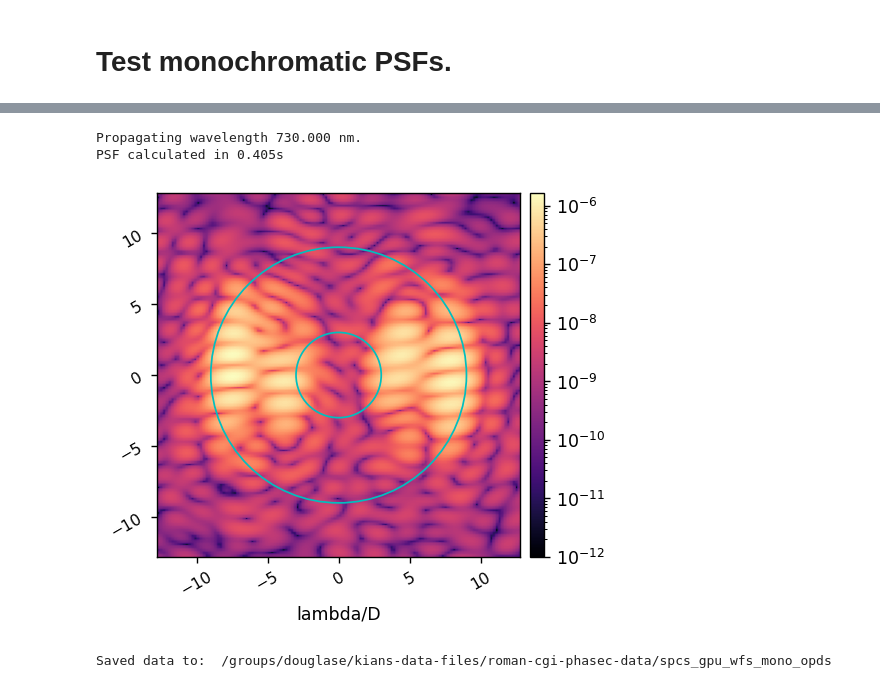
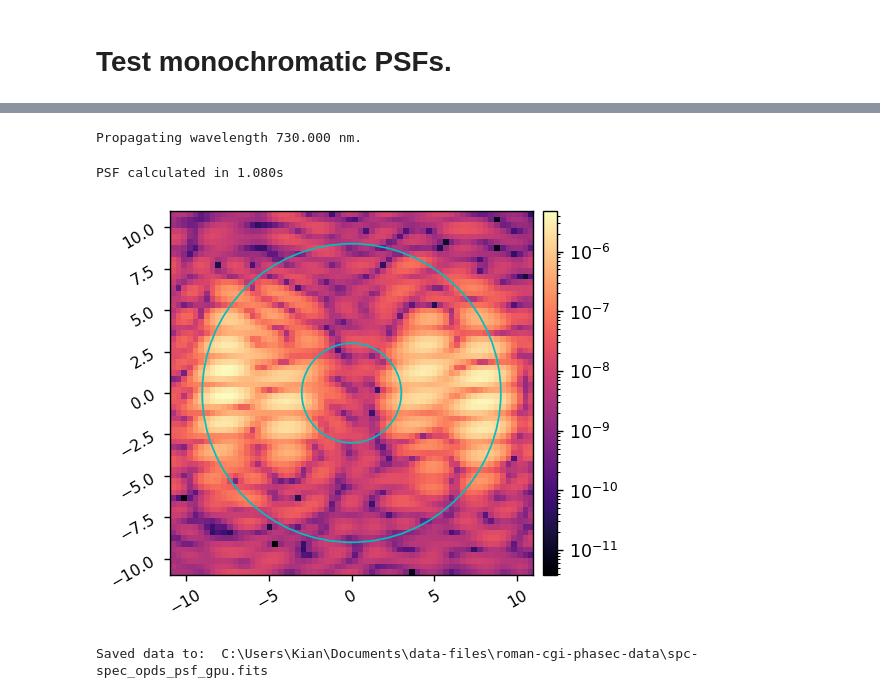
Before and after one commit to kian1377/cgi_phasec_poppy, a Jupyter notebook: example-notebooks/poppy_spc_spec_tests.ipynb, the cells around one changed output, grey strips where cells are left out. Cells and saved outputs as stored; diff of their text form; code cells hidden in the pictures.

```diff
--- a/example-notebooks/poppy_spc_spec_tests.ipynb
+++ b/example-notebooks/poppy_spc_spec_tests.ipynb
@@ -78,20 +67,24 @@ wf = spcs.calc_psf(quiet=True)
 # %%
-# With OPDs
-wf = spcs_opds.calc_psf(quiet=False)
+mode = cgi.CGI(cgi_mode='spc-spec',
+               use_pupil_defocus=True, use_opds=True)
 
-psf_mono = wf.intensity
+# mode.set_dm1(dm1_flat)
+# mode.set_dm2(dm2_flat)
+
+wf = mode.calc_psf(quiet=False)
+psf = np.abs(wf)**2
 
 patches = [Circle((0, 0), iwa, color='c', fill=False), Circle((0, 0), owa, color='c', fill=False)]
-misc.myimshow(psf_mono, lognorm=True, pxscl=spcs.psf_pixelscale_lamD, patches=patches, vmin=1e-12)
+misc.imshow1(psf, lognorm=True, pxscl=mode.psf_pixelscale_lamD, patches=patches)
 
-if isinstance(psf_mono, np.ndarray):
-    misc.save_pickle(data_dir/'spcs_cpu_wfs_mono_opds', wf)
+if poppy.accel_math._USE_CUPY:
+    misc.save_fits(data_dir/'spc-spec_opds_psf_gpu.fits', psf, header={'PIXELSCL':mode.psf_pixelscale_lamD})
 else:
-    misc.save_pickle(data_dir/'spcs_gpu_wfs_mono_opds', wf)
+    misc.save_fits(data_dir/'spc-spec_opds_psf_cpu.fits', psf, header={'PIXELSCL':mode.psf_pixelscale_lamD})
 # %% [output]
 Propagating wavelength 730.000 nm.
-PSF calculated in 0.405s
+PSF calculated in 1.080s
-[figure, old version]
+[figure, new version]
-Saved data to:  /groups/douglase/kians-data-files/roman-cgi-phasec-data/spcs_gpu_wfs_mono_opds
+Saved data to:  C:\Users\Kian\Documents\data-files\roman-cgi-phasec-data\spc-spec_opds_psf_gpu.fits
 # %%
 %%timeit
```
Also changed, not shown: parts of 16 cells of this notebook, 1 other file.
